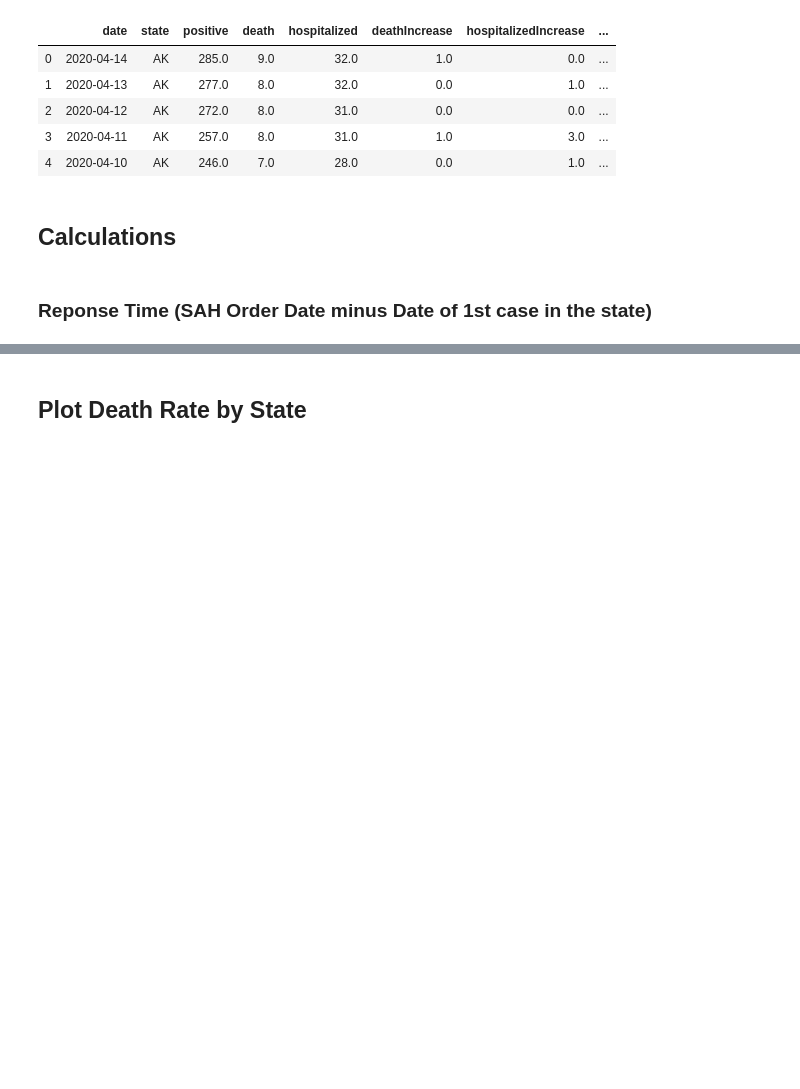
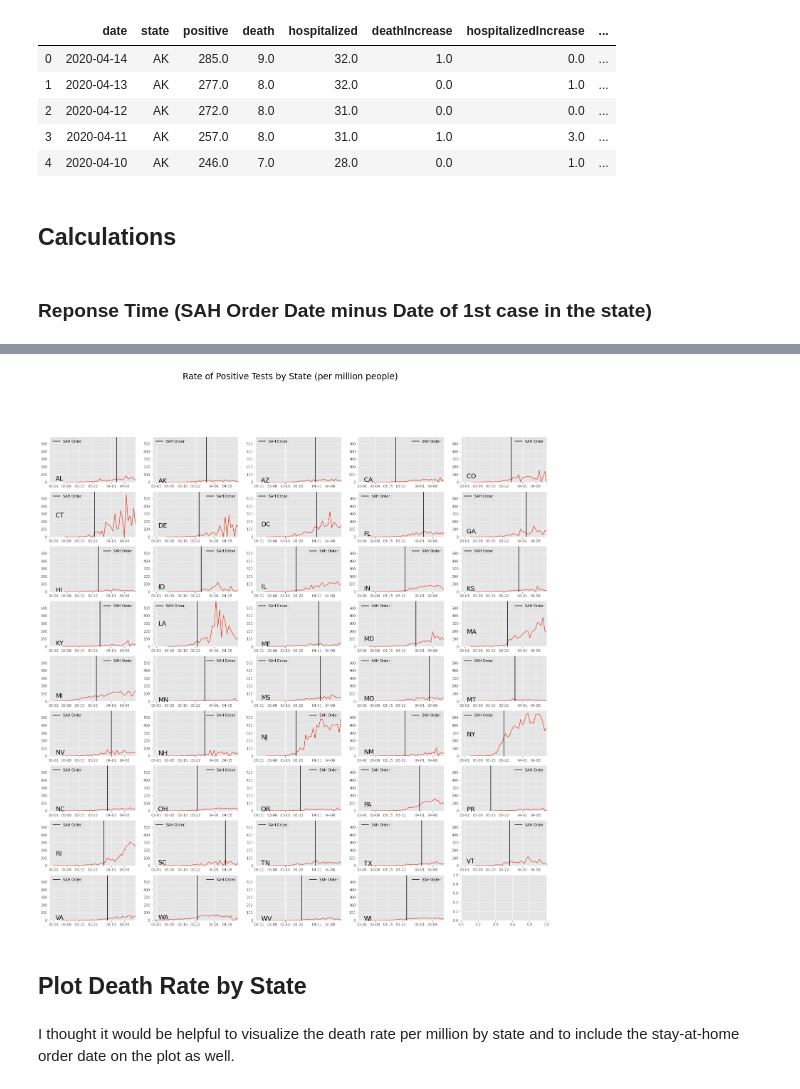
Before and after one commit to camzman/py4ds, a Jupyter notebook: PythonProject - Requests.ipynb, the cells around one changed output, grey strips where cells are left out. Saved outputs shown, nothing was run; the diff lists cells and outputs as text; code cells hidden in the pictures; blank space fills up the shorter version.

```diff
--- a/PythonProject - Requests.ipynb
+++ b/PythonProject - Requests.ipynb
@@ -330,2 +331,35 @@ Timestamp('2020-02-28 00:00:00')
+# %%
+# Plot parameters 2
+index = 0
+states_used = []
+plt.style.use('ggplot')
+fig_rows = math.ceil((len(SAH_data) / 5))
+myFmt = mdates.DateFormatter('%m-%d')
+
+# Plots
+fig, ax = plt.subplots(fig_rows, 5, figsize = (25, 25))
+for i in range(fig_rows):
+    for j in range(5):
+        name = SAH_data['state'][index] # name of the state
+        SAHorder = SAH_data['SAH_Order_Date'][index] # Date of the SAH order in that state
+        plot_data = data.loc[data['state'] == name] # Data filtered to that state
+        centerrate = max(plot_data['positive_rt_per_M']) / 2 # Center of the y-axis for each state
+        ax[i, j].plot(plot_data['date'], plot_data['positive_rt_per_M']) # Plot deathIncrease over time
+        ax[i, j].set_xlim([mindate_1, maxdate_1]) # set x axis range
+        ax[i, j].set_ylim([min_roc_1, max_roc_1])
+        ax[i, j].axvline(SAHorder,  label='SAH Order', color='black') # Plot vertical line for SAH order
+        ax[i, j].xaxis.set_major_formatter(myFmt) # Format X-axis
+        ax[i, j].text(mindate_1 + datetime.timedelta(days=3), centerrate, name, verticalalignment='center', horizontalalignment='left', fontsize = 18) # Put name of state on the chart
+        ax[i, j].legend() # label the black line as the Stay at Home Order
+        states_used.append(name) # check to make sure all states were used
+        if index == (len(SAH_data)-1): # Loop to stop the plotting if the end of the
+            break
+        else:
+            index = index + 1
+fig.suptitle('Rate of Positive Tests by State (per million people)', fontsize=24);
+# %% [output]
+[figure, added]
 # %% [markdown]
 ## Plot Death Rate by State
+# %% [markdown]
+I thought it would be helpful to visualize the death rate per million by state and to include the stay-at-home order date on the plot as well.
```
Also changed, not shown: parts of 45 cells of this notebook.
